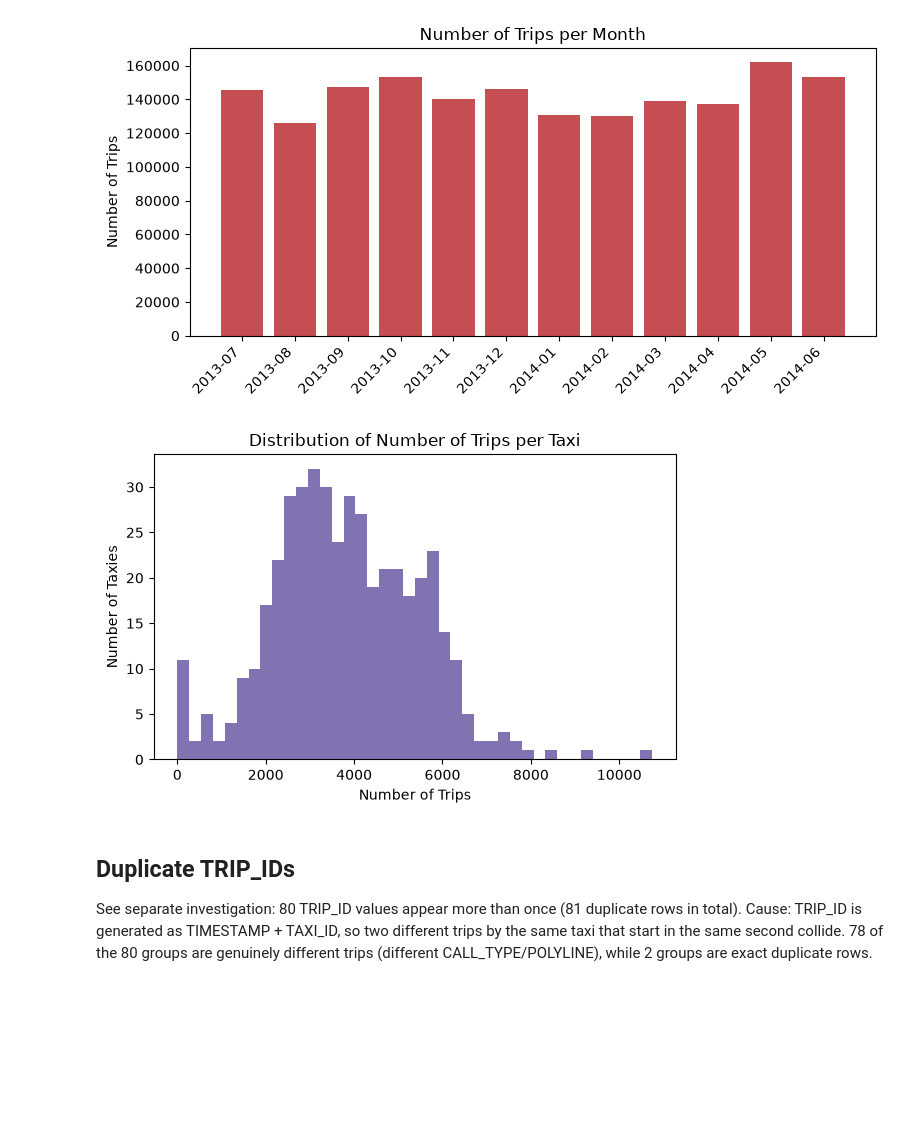
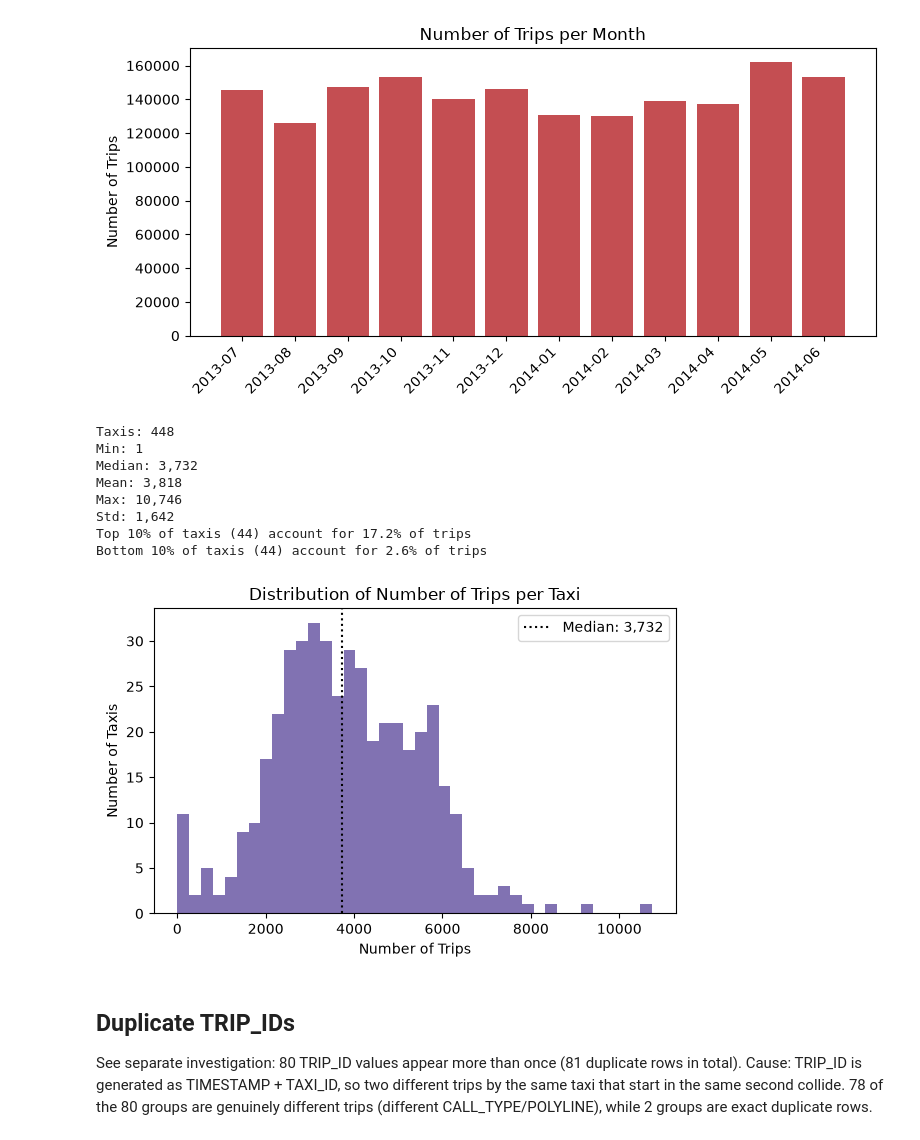
Before and after one commit to HalvardNo/Assignment-2-TDT4225, a Jupyter notebook: eda/porto_eda.ipynb, the cells around one changed output. Saved outputs shown, nothing was run; the diff lists cells and outputs as text; code cells hidden in the pictures; blank space fills up the shorter version.

```diff
--- a/eda/porto_eda.ipynb
+++ b/eda/porto_eda.ipynb
@@ -359,15 +518,39 @@ plt.show()
 [figure]
 # %%
 trip_counts_arr = np.array(list(taxi_trip_counts.values()))
-plt.figure(figsize=(6,4))
+
+print(f"Taxis: {len(trip_counts_arr)}")
+print(f"Min: {trip_counts_arr.min():,}")
+print(f"Median: {np.median(trip_counts_arr):,.0f}")
+print(f"Mean: {trip_counts_arr.mean():,.0f}")
+print(f"Max: {trip_counts_arr.max():,}")
+print(f"Std: {trip_counts_arr.std():,.0f}")
+
+k = int(len(trip_counts_arr) * 0.1)
+sorted_counts = np.sort(trip_counts_arr)
+print(f"Top 10% of taxis ({k}) account for {sorted_counts[-k:].sum() / trip_counts_arr.sum() * 100:.1f}% of trips")
+print(f"Bottom 10% of taxis ({k}) account for {sorted_counts[:k].sum() / trip_counts_arr.sum() * 100:.1f}% of trips")
+
+plt.figure(figsize=(6, 4))
 plt.hist(trip_counts_arr, bins=40, color="#8172B2")
+plt.axvline(np.median(trip_counts_arr), color="black", linestyle=":", label=f"Median: {np.median(trip_counts_arr):,.0f}")
 plt.title("Distribution of Number of Trips per Taxi")
-plt.xlabel("Number of Trips"); plt.ylabel("Number of Taxies")
+plt.xlabel("Number of Trips")
+plt.ylabel("Number of Taxis")
+plt.legend()
 plt.tight_layout()
 plt.savefig("figures/trips_per_taxi_hist.png", dpi=150)
 plt.show()
 # %% [output]
+Taxis: 448
+Min: 1
+Median: 3,732
+Mean: 3,818
+Max: 10,746
+Std: 1,642
+Top 10% of taxis (44) account for 17.2% of trips
+Bottom 10% of taxis (44) account for 2.6% of trips
-[figure, old version]
+[figure, new version]
 # %% [markdown]
 ## Duplicate TRIP_IDs
 See separate investigation: 80 TRIP_ID values appear more than once (81 duplicate rows in total).
```
Also changed, not shown: parts of 13 cells of this notebook, 3 other files.
